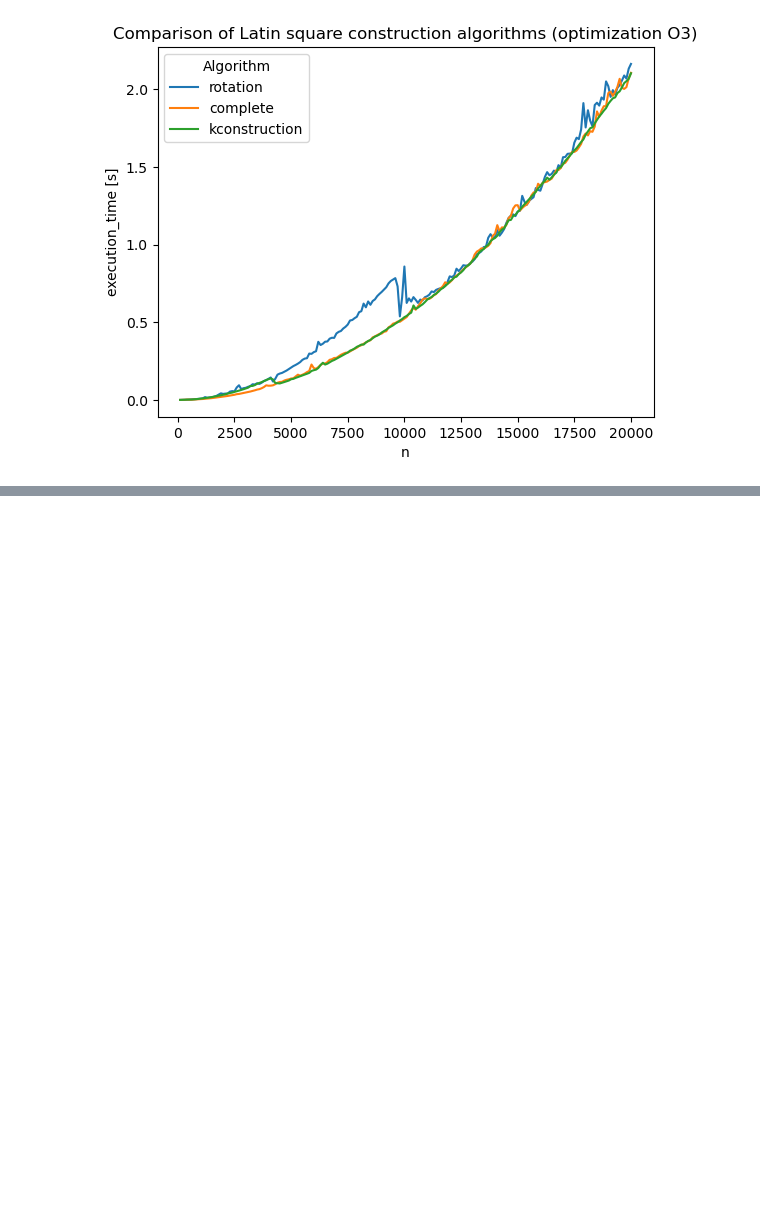
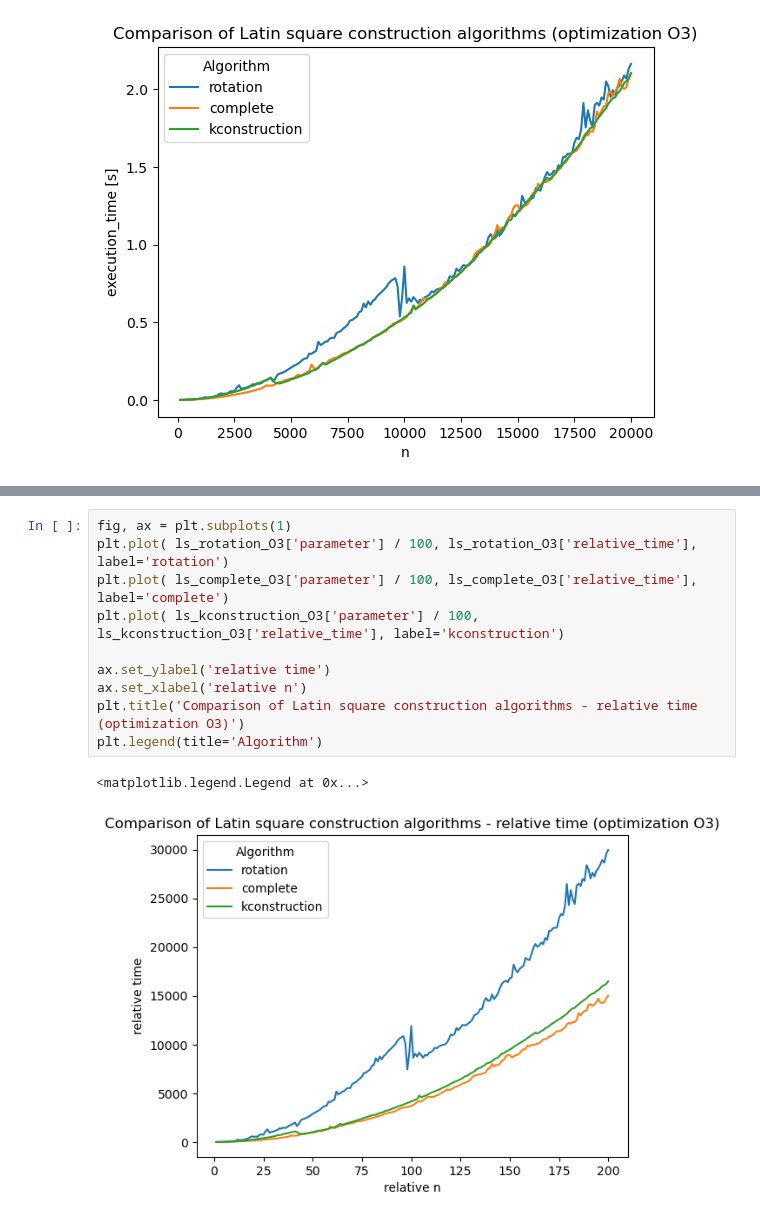
Before and after one commit to MihaelaBaksic/tournament-designs, a Jupyter notebook: visualization/plotting.ipynb, the cells around one changed output, grey strips where cells are left out. Saved outputs shown, nothing was run; the diff lists cells and outputs as text; blank space fills up the shorter version.

```diff
--- a/visualization/plotting.ipynb
+++ b/visualization/plotting.ipynb
@@ -167,0 +223,13 @@ plt.legend(title='Algorithm')
+# %%
+fig, ax = plt.subplots(1)
+plt.plot( ls_rotation_O3['parameter'] / 100, ls_rotation_O3['relative_time'], label='rotation')
+plt.plot( ls_complete_O3['parameter'] / 100, ls_complete_O3['relative_time'], label='complete')
+plt.plot( ls_kconstruction_O3['parameter'] / 100, ls_kconstruction_O3['relative_time'], label='kconstruction')
+
+ax.set_ylabel('relative time')
+ax.set_xlabel('relative n')
+plt.title('Comparison of Latin square construction algorithms - relative time (optimization O3)')
+plt.legend(title='Algorithm')
+# %% [output]
+<matplotlib.legend.Legend at 0x...>
+[figure, added]
```
Also changed, not shown: parts of 10 cells of this notebook, 1 other file.
